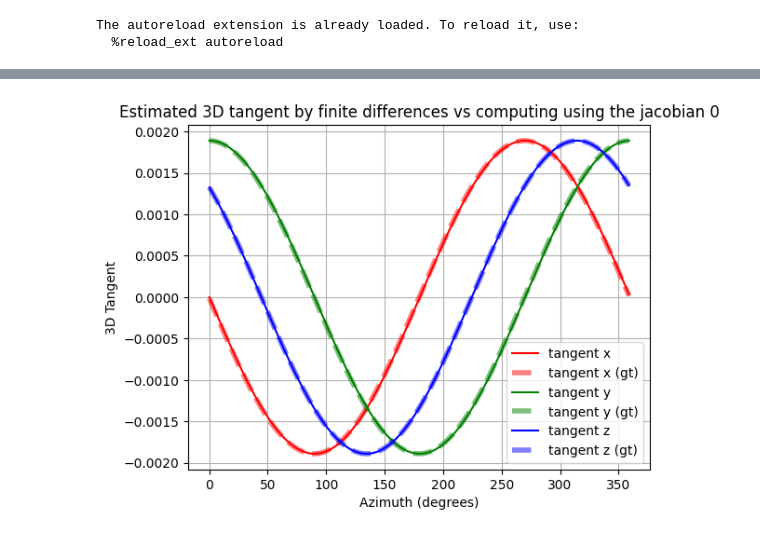
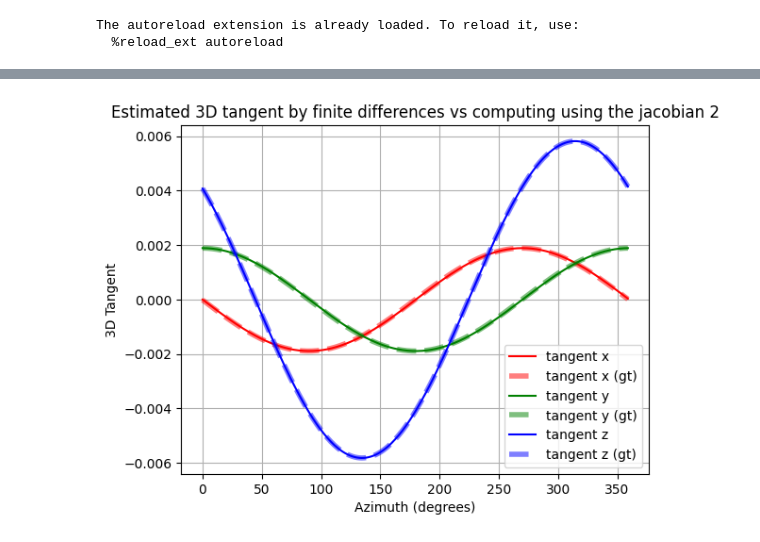
Before and after one commit to balthazarneveu/geosciences, a Jupyter notebook: TP_4/planes_synthesis.ipynb, the cells around one changed output, grey strips where cells are left out. Drawn from its saved outputs; the diff is of its cells as text; code cells hidden in the pictures.

Commit message:
#4 TP-4 visu tangents

```diff
--- a/TP_4/planes_synthesis.ipynb
+++ b/TP_4/planes_synthesis.ipynb
@@ -47,7 +48,9 @@ No artists with labels found to put in legend.  Note that artists whose label st
-# %%
-validation_of_3d_tangent_estimation(azimuth_coordinates_phi, altitude_z, p3D_gt=p3D_gt, batches_index=[0])
-# %% [output]
-[figure, removed]
+# %%
+# Computation of the tangent vectors using the jacobian of `image_vector_to_3d_plane_tangent`
+# Not normalized!
+validation_of_3d_tangent_estimation(azimuth_coordinates_phi, altitude_z, p3D_gt=p3D_gt, batches_index=[2])
+# %% [output]
+[figure, added]
 # %%
 # splat
 w = 365
```
Also changed, not shown: parts of 2 cells of this notebook, 1 other file.
